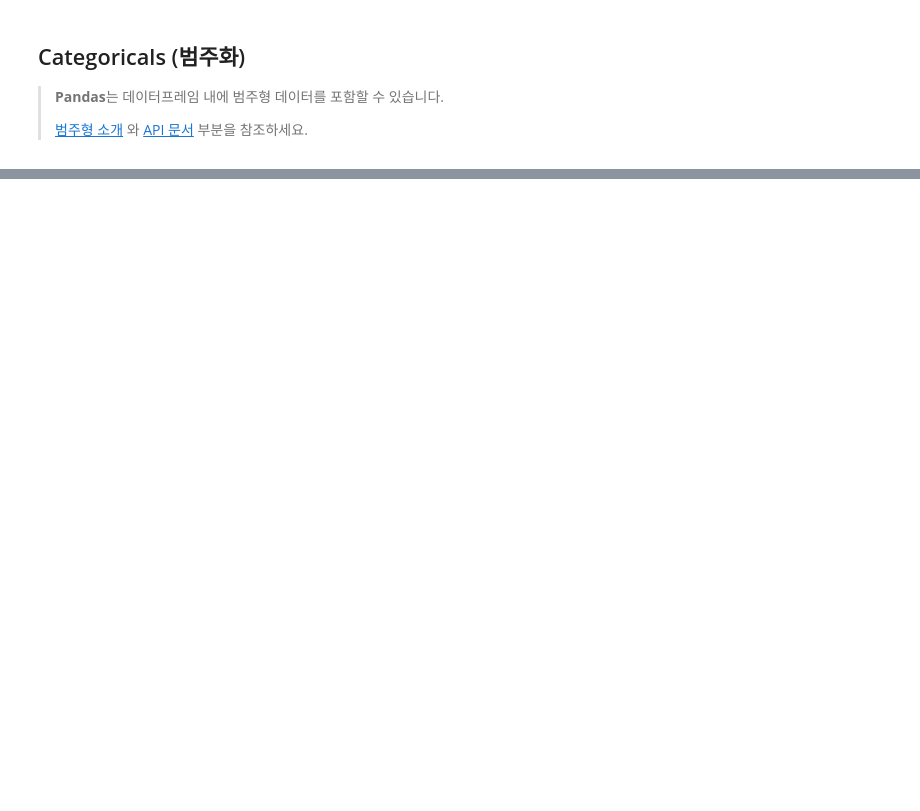
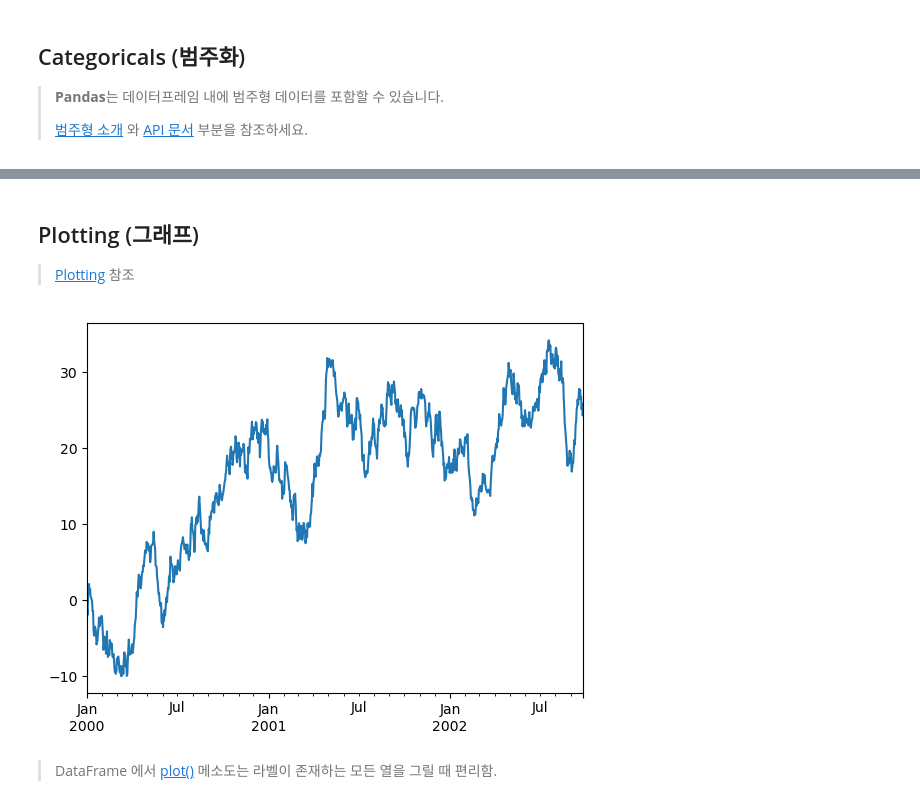
Before and after one commit to JH-Baik30/myfirstgit, a Jupyter notebook: 10_Minutes_to_Pandas.ipynb, the cells around one changed output, grey strips where cells are left out. Saved outputs shown, nothing was run; the diff lists cells and outputs as text; code cells hidden in the pictures; blank space fills up the shorter version.

```diff
--- a/10_Minutes_to_Pandas.ipynb
+++ b/10_Minutes_to_Pandas.ipynb
@@ -1091,0 +1160,3 @@ Freq: H, dtype: float64
+# %% [markdown]
+## Plotting (그래프)
+> [Plotting](https://pandas.pydata.org/pandas-docs/stable/user_guide/visualization.html) 참조
@@ -1091,0 +1165,11 @@ Freq: H, dtype: float64
+# %%
+ts = pd.Series(np.random.randn(1000), index=pd.date_range('1/1/2000', periods=1000))
+# %%
+ts = ts.cumsum()
+# %%
+ts.plot()
+plt.show()
+# %% [output]
+[figure, added]
+# %% [markdown]
+> DataFrame 에서 [plot()](https://pandas.pydata.org/pandas-docs/stable/reference/api/pandas.DataFrame.plot.html) 메소도는 라벨이 존재하는 모든 열을 그릴 때 편리함.
```
Also changed, not shown: parts of 92 cells of this notebook.
